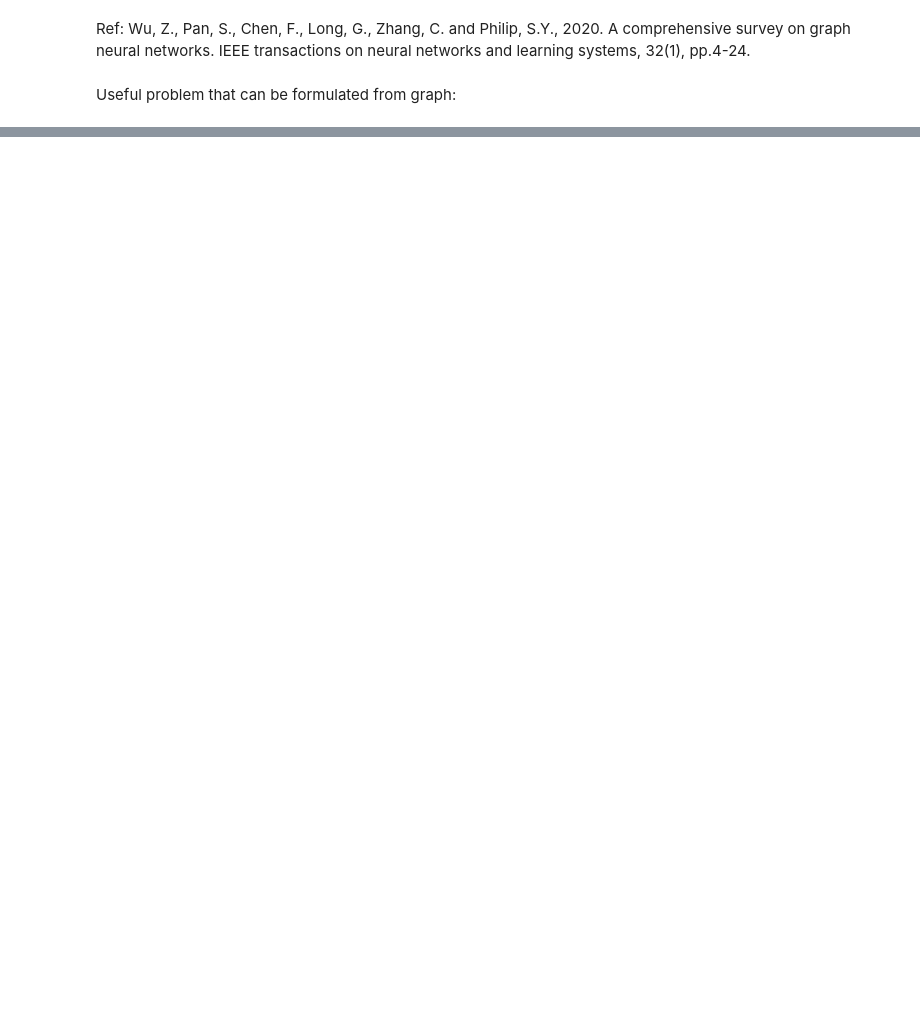
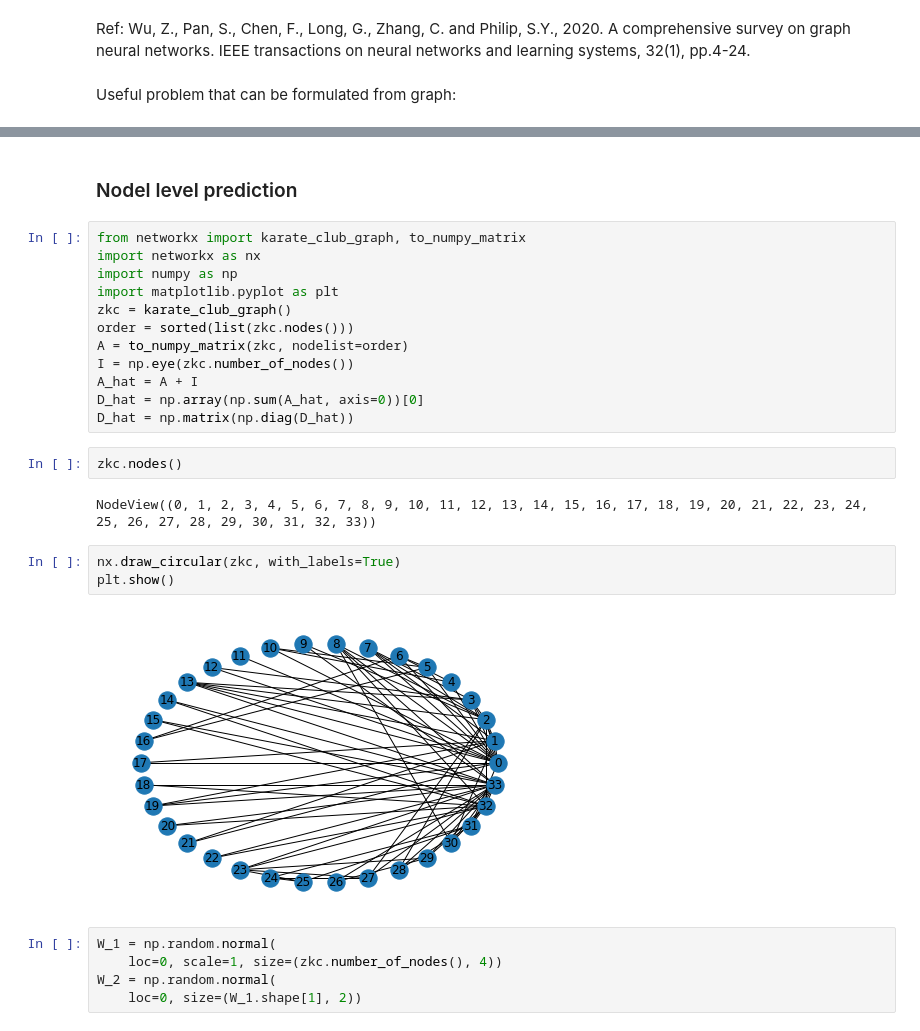
Before and after one commit to pragneshrana/LearnDataScience, a Jupyter notebook: GNN.ipynb, the cells around one changed output, grey strips where cells are left out. Cells and saved outputs as stored; diff of their text form; blank space fills up the shorter version.

```diff
--- a/GNN.ipynb
+++ b/GNN.ipynb
@@ -126,0 +198,28 @@ Useful problem that can be formulated from graph:
+# %% [markdown]
+### Nodel level prediction
+# %%
+from networkx import karate_club_graph, to_numpy_matrix
+import networkx as nx
+import numpy as np
+import matplotlib.pyplot as plt
+zkc = karate_club_graph()
+order = sorted(list(zkc.nodes()))
+A = to_numpy_matrix(zkc, nodelist=order)
+I = np.eye(zkc.number_of_nodes())
+A_hat = A + I
+D_hat = np.array(np.sum(A_hat, axis=0))[0]
+D_hat = np.matrix(np.diag(D_hat))
+# %%
+zkc.nodes()
+# %% [output]
+NodeView((0, 1, 2, 3, 4, 5, 6, 7, 8, 9, 10, 11, 12, 13, 14, 15, 16, 17, 18, 19, 20, 21, 22, 23, 24, 25, 26, 27, 28, 29, 30, 31, 32, 33))
+# %%
+nx.draw_circular(zkc, with_labels=True)
+plt.show()
+# %% [output]
+[figure, added]
+# %%
+W_1 = np.random.normal(
+    loc=0, scale=1, size=(zkc.number_of_nodes(), 4))
+W_2 = np.random.normal(
+    loc=0, size=(W_1.shape[1], 2))
```
Also changed, not shown: parts of 19 cells of this notebook.
